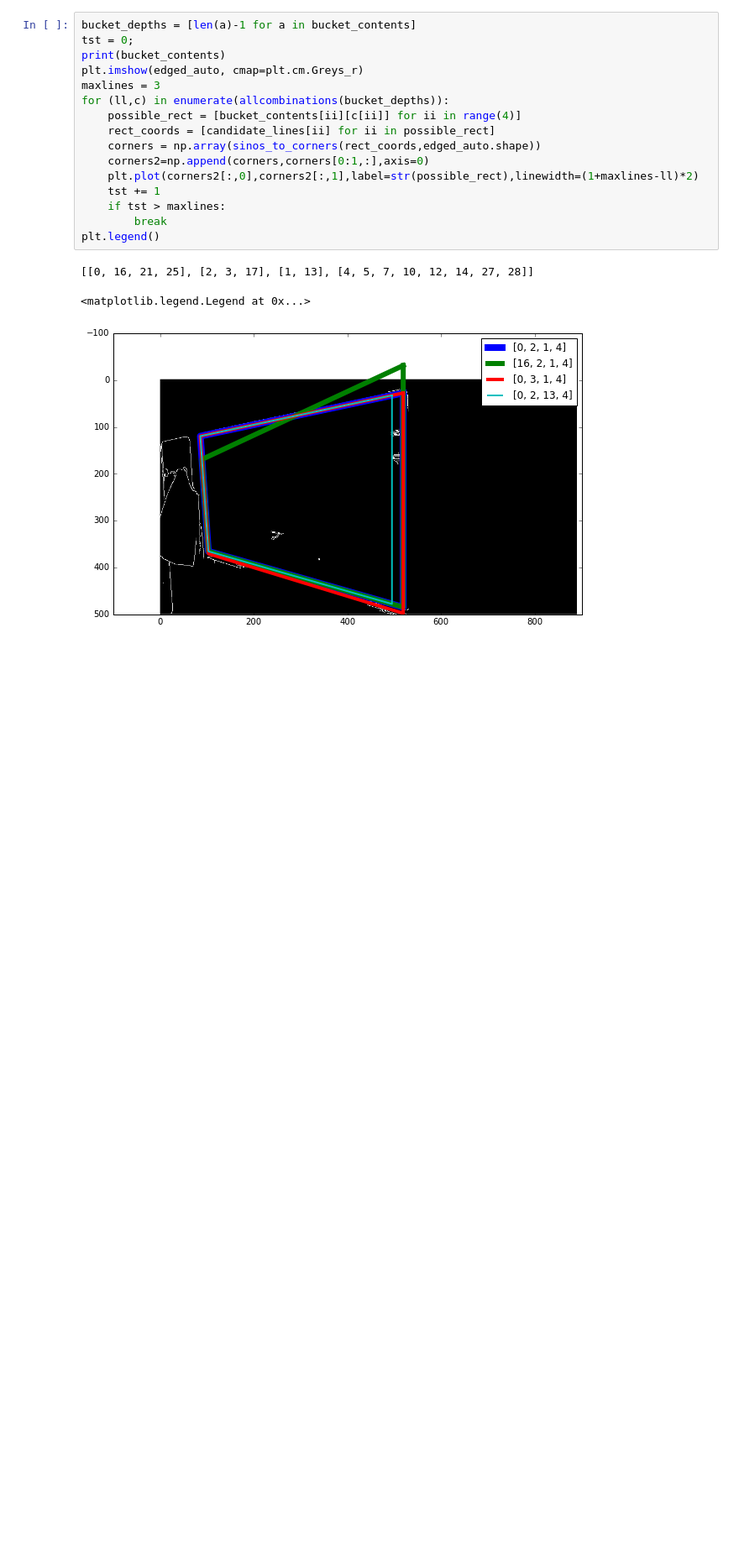
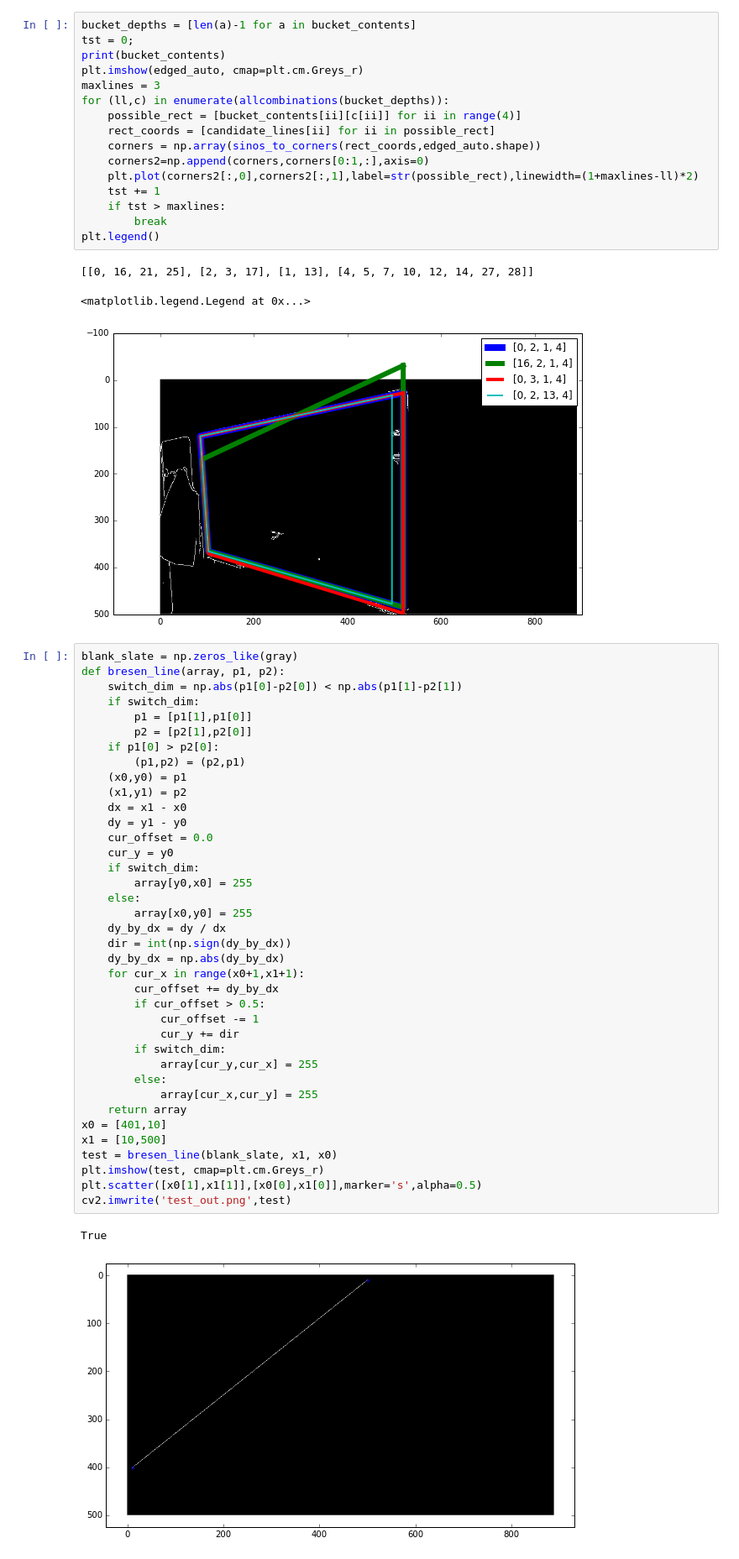
Before and after one commit to oceanofsolaris/whiteboard-diff, a Jupyter notebook: detection_notebook.ipynb, the cells around one changed output. Shown at 84% size. Cells and saved outputs as stored; diff of their text form; blank space fills up the shorter version.

```diff
--- a/detection_notebook.ipynb
+++ b/detection_notebook.ipynb
@@ -234,3 +238,44 @@ plt.legend()
 [[0, 16, 21, 25], [2, 3, 17], [1, 13], [4, 5, 7, 10, 12, 14, 27, 28]]
 <matplotlib.legend.Legend at 0x...>
 [figure]
+# %%
+blank_slate = np.zeros_like(gray)
+def bresen_line(array, p1, p2):
+    switch_dim = np.abs(p1[0]-p2[0]) < np.abs(p1[1]-p2[1])
+    if switch_dim:
+        p1 = [p1[1],p1[0]]
+        p2 = [p2[1],p2[0]]
+    if p1[0] > p2[0]:
+        (p1,p2) = (p2,p1)
+    (x0,y0) = p1
+    (x1,y1) = p2
+    dx = x1 - x0
+    dy = y1 - y0
+    cur_offset = 0.0
+    cur_y = y0
+    if switch_dim:
+        array[y0,x0] = 255
+    else:
+        array[x0,y0] = 255
+    dy_by_dx = dy / dx
+    dir = int(np.sign(dy_by_dx))
+    dy_by_dx = np.abs(dy_by_dx)
+    for cur_x in range(x0+1,x1+1):
+        cur_offset += dy_by_dx
+        if cur_offset > 0.5:
+            cur_offset -= 1
+            cur_y += dir
+        if switch_dim:
+            array[cur_y,cur_x] = 255
+        else:
+            array[cur_x,cur_y] = 255
+    return array
+x0 = [401,10]
+x1 = [10,500]
+test = bresen_line(blank_slate, x1, x0)
+plt.imshow(test, cmap=plt.cm.Greys_r)
+plt.scatter([x0[1],x1[1]],[x0[0],x1[0]],marker='s',alpha=0.5)
+cv2.imwrite('test_out.png',test)
+# %% [output]
+True
+[figure, added]
```
Also changed, not shown: parts of 14 cells of this notebook.
